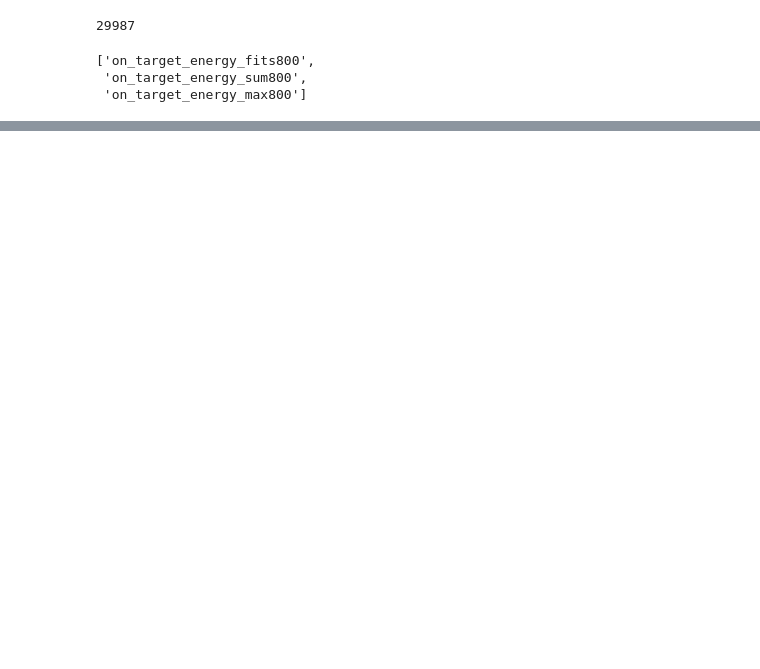
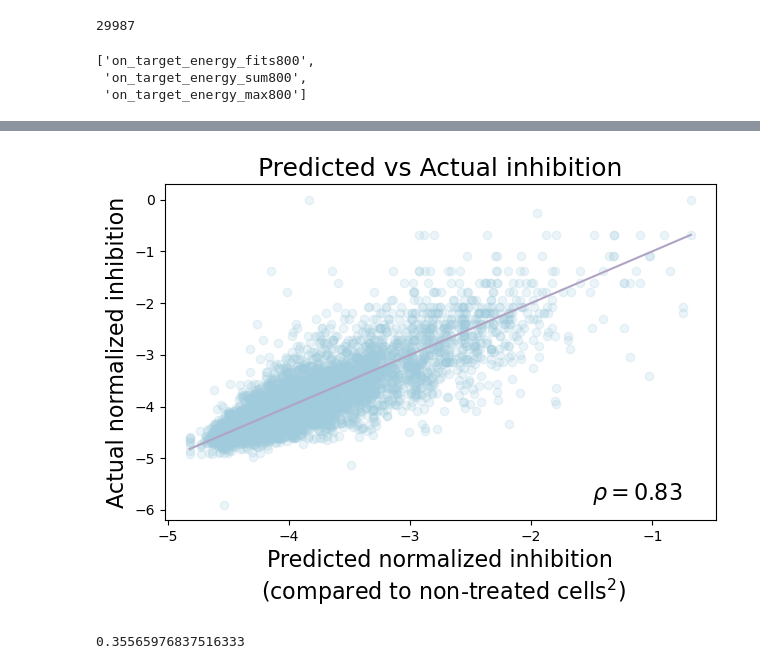
Before and after one commit to RedPenguin100/ASOdesign, a Jupyter notebook: scripts/play_with_all_data.ipynb, the cells around one changed output, grey strips where cells are left out. Cells and saved outputs as stored; diff of their text form; code cells hidden in the pictures; blank space fills up the shorter version.

```diff
--- a/scripts/play_with_all_data.ipynb
+++ b/scripts/play_with_all_data.ipynb
@@ -530,3 +556,27 @@ Spearman Corr:  0.33929148667432873  p_value:  6.054369004097703e-09
+# %%
+plt.scatter(predicted, y_test, alpha=0.2, color='#9FCBDC')
+# plt.scatter(y_test, test['gc_content'])
+x = np.linspace(np.min(predicted), np.max(predicted), 100)
+plt.plot(x, x, color='#B0A3C4')
+
+plt.xlabel('Predicted normalized inhibition\n (compared to non-treated cells$^{2}$)', fontsize=16)
+plt.ylabel('Actual normalized inhibition', fontsize=16)
+plt.title('Predicted vs Actual inhibition', fontsize=18)
+plt.text(-1.5, -5.8, r'$\rho = %.2f$' % 0.83, fontsize=16)
+plt.tight_layout()
+
+plt.savefig('predicted_vs_actual_inhibition3.png', transparent=True)
+plt.show()
+# %% [output]
+[figure, added]
+# %%
+test2 = test[test[INHIBITION] > 90]
+predicted2 = model.predict(test2[features])
+y_test2 = test2['log_inhibition']
+corr, p_value = pearsonr(y_test2, predicted2)
+print(corr)
+# %% [output]
+0.35565976837516333
 # %%
 from sklearn.model_selection import permutation_test_score
 
```
Also changed, not shown: parts of 26 cells of this notebook.
